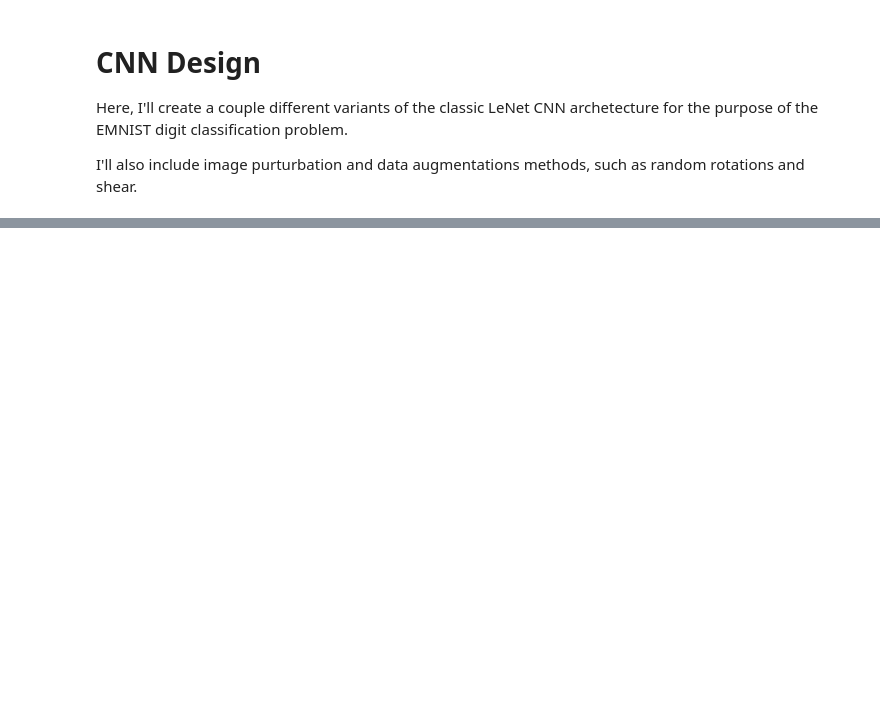
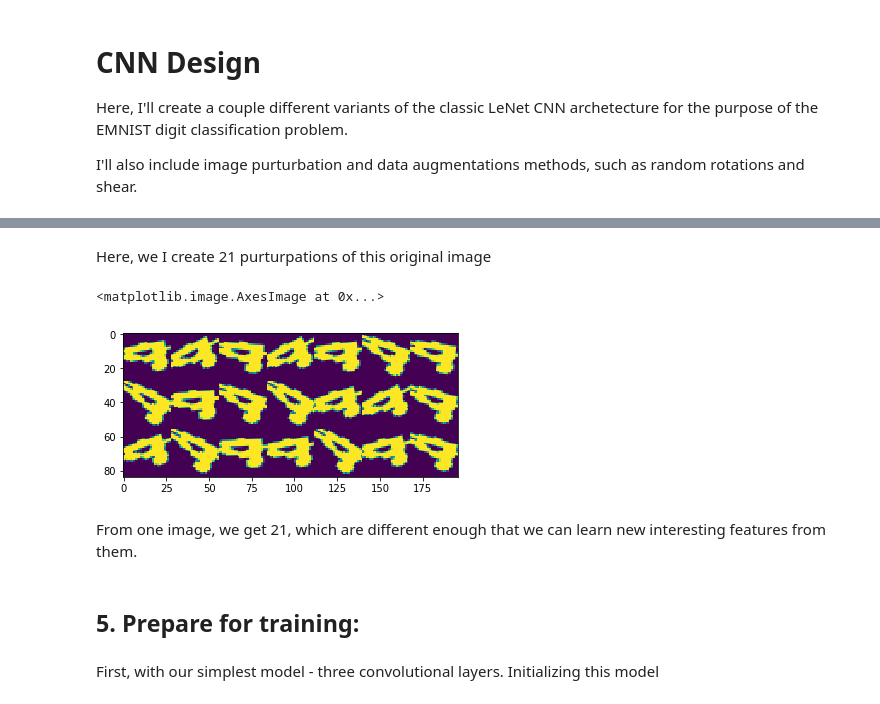
Before and after one commit to tamirbennatan/EMNIST-Classification, a Jupyter notebook: CNN/CNN-Design.ipynb, the cells around one changed output, grey strips where cells are left out. Drawn from its saved outputs; the diff is of its cells as text; code cells hidden in the pictures; blank space fills up the shorter version.

```diff
--- a/CNN/CNN-Design.ipynb
+++ b/CNN/CNN-Design.ipynb
@@ -158,0 +345,34 @@ def model_4conv2(height, width, depth, stride = 5, pool_size = 2):
+# %% [markdown]
+Here, we I create 21 purturpations of this original image
+# %%
+# a function for stiching a bunch of square images together
+def gallery(array, ncols=3):
+    nindex, height, width = array.shape
+    nrows = nindex//ncols
+    assert nindex == nrows*ncols
+    # want result.shape = (height*nrows, width*ncols)
+    result = (array.reshape(nrows, ncols, height, width)
+              .swapaxes(1,2)
+              .reshape(height*nrows, width*ncols))
+    return result
+# %%
+distorted = np.empty(shape = (0,28,28), dtype = "uint8")
+i = 0
+for batch in img_gen.flow(X_train[[0]], batch_size=1,):
+    i += 1
+    pd
+    distorted = np.append(distorted, batch.reshape((28,28)).astype("uint8"))
+    if i > 20:
+        break
+distorted = distorted.reshape((21,28,28))
+# %%
+plt.imshow(gallery(distorted, ncols = 7))
+# %% [output]
+<matplotlib.image.AxesImage at 0x...>
+[figure, added]
+# %% [markdown]
+From one image, we get 21, which are different enough that we can learn new interesting features from them.
+# %% [markdown]
+## 5. Prepare for training:
+# %% [markdown]
+First, with our simplest model - three convolutional layers. Initializing this model
```
Also changed, not shown: parts of 45 cells of this notebook, 7 other files.
